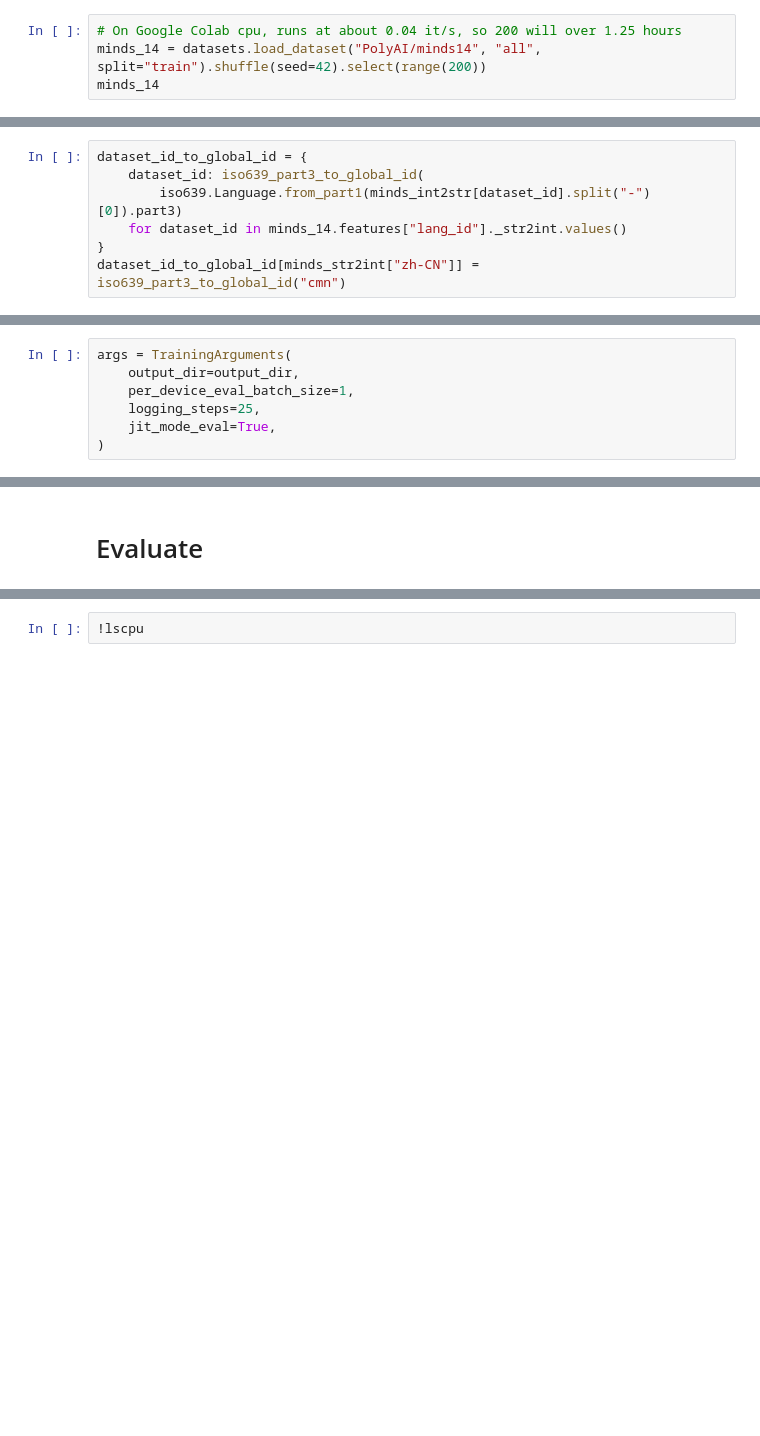
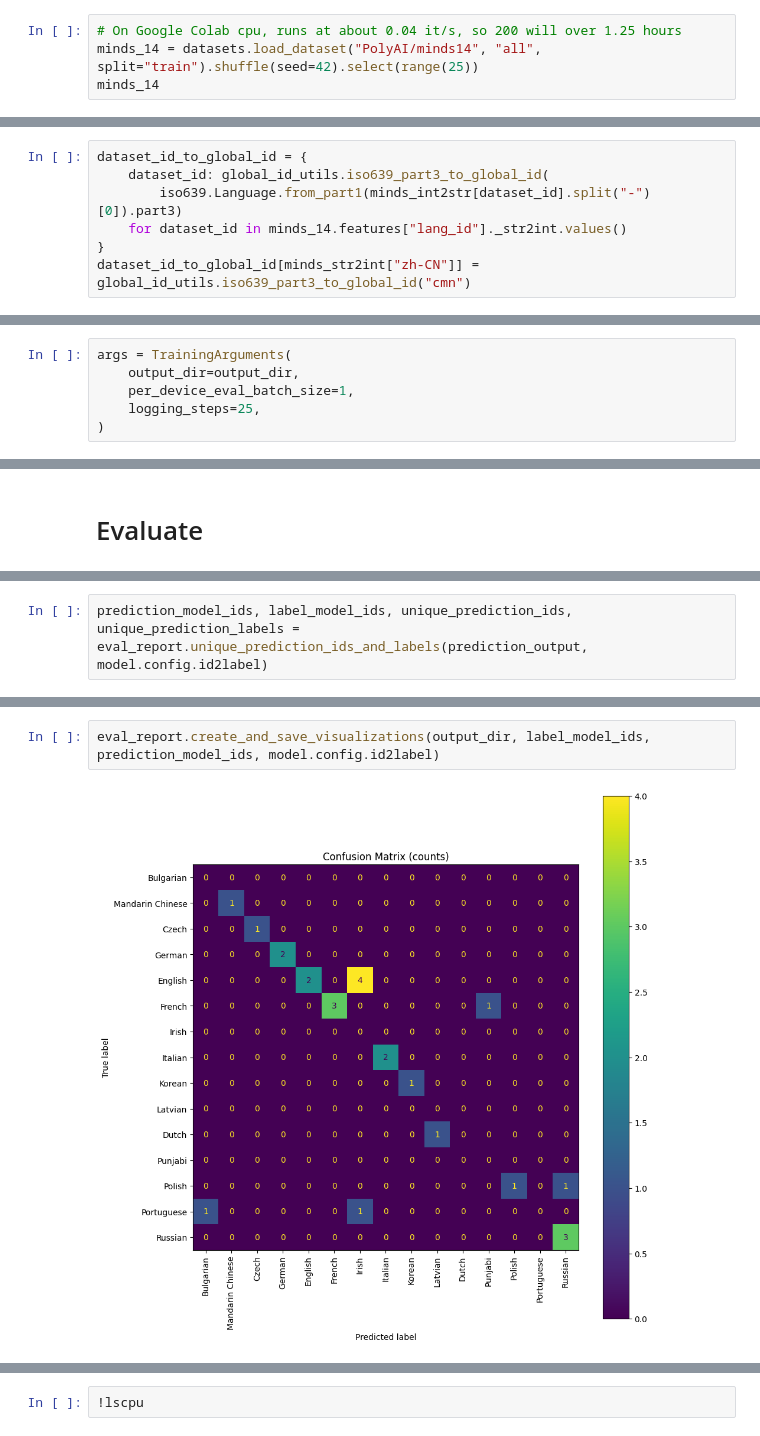
Before and after one commit to mahdouch9165/Language-Detection, a Jupyter notebook: evaluation/Evaluate_whisper_medium_fleurs_lang_id_on_minds14.ipynb, the cells around one changed output, grey strips where cells are left out. Drawn from its saved outputs; the diff is of its cells as text; blank space fills up the shorter version.

Commit message:
Update whisper eval notebook to use utils

```diff
--- a/evaluation/Evaluate_whisper_medium_fleurs_lang_id_on_minds14.ipynb
+++ b/evaluation/Evaluate_whisper_medium_fleurs_lang_id_on_minds14.ipynb
@@ -200,7 +56,7 @@ global_id_to_model_id = {v:k for k, v in model_id_to_global_id.items()}
 # Load and preprocess data
 # %%
 # On Google Colab cpu, runs at about 0.04 it/s, so 200 will over 1.25 hours
-minds_14 = datasets.load_dataset("PolyAI/minds14", "all", split="train").shuffle(seed=42).select(range(200))
+minds_14 = datasets.load_dataset("PolyAI/minds14", "all", split="train").shuffle(seed=42).select(range(25))
 minds_14
 # %% [output]
 You can avoid this message in future by passing the argument `trust_remote_code=True`.
@@ -219,8 +75,8 @@ minds_int2str = minds_14.features["lang_id"]._int2str
 minds_str2int = minds_14.features["lang_id"]._str2int
 # %%
 dataset_id_to_global_id = {
-    dataset_id: iso639_part3_to_global_id(
+    dataset_id: global_id_utils.iso639_part3_to_global_id(
         iso639.Language.from_part1(minds_int2str[dataset_id].split("-")[0]).part3)
     for dataset_id in minds_14.features["lang_id"]._str2int.values()
 }
-dataset_id_to_global_id[minds_str2int["zh-CN"]] = iso639_part3_to_global_id("cmn")
+dataset_id_to_global_id[minds_str2int["zh-CN"]] = global_id_utils.iso639_part3_to_global_id("cmn")
@@ -276,7 +122,6 @@ args = TrainingArguments(
     output_dir=output_dir,
     per_device_eval_batch_size=1,
     logging_steps=25,
-    jit_mode_eval=True,
 )
 # %%
 trainer = Trainer(
@@ -324,0 +202,2 @@ label_global_ids = [model_id_to_global_id[id] for id in label_model_ids]
+# %%
+prediction_model_ids, label_model_ids, unique_prediction_ids, unique_prediction_labels = eval_report.unique_prediction_ids_and_labels(prediction_output, model.config.id2label)
@@ -461,0 +280,4 @@ with open(out_filename, "w") as out_file:
+# %%
+eval_report.create_and_save_visualizations(output_dir, label_model_ids, prediction_model_ids, model.config.id2label)
+# %% [output]
+[figure, added]
```
Also changed, not shown: parts of 40 cells of this notebook.
